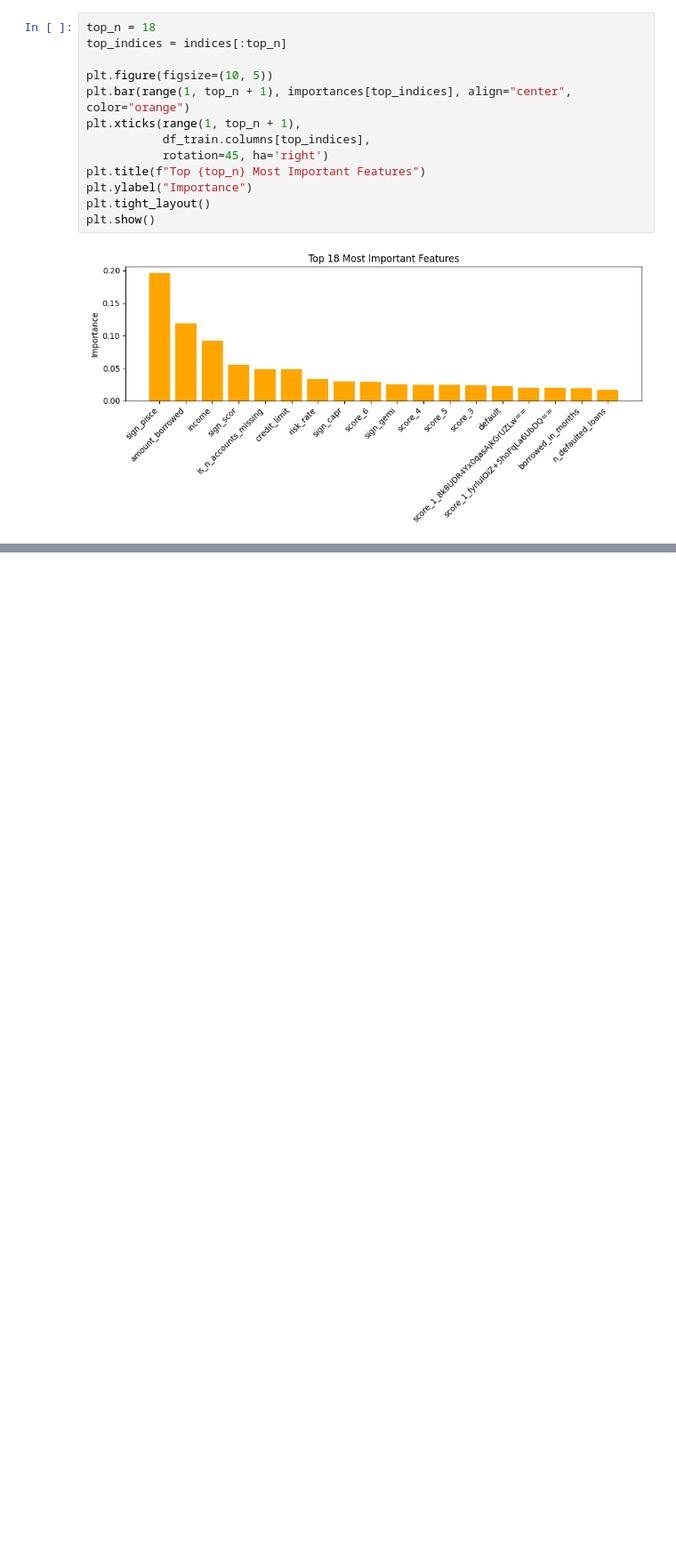
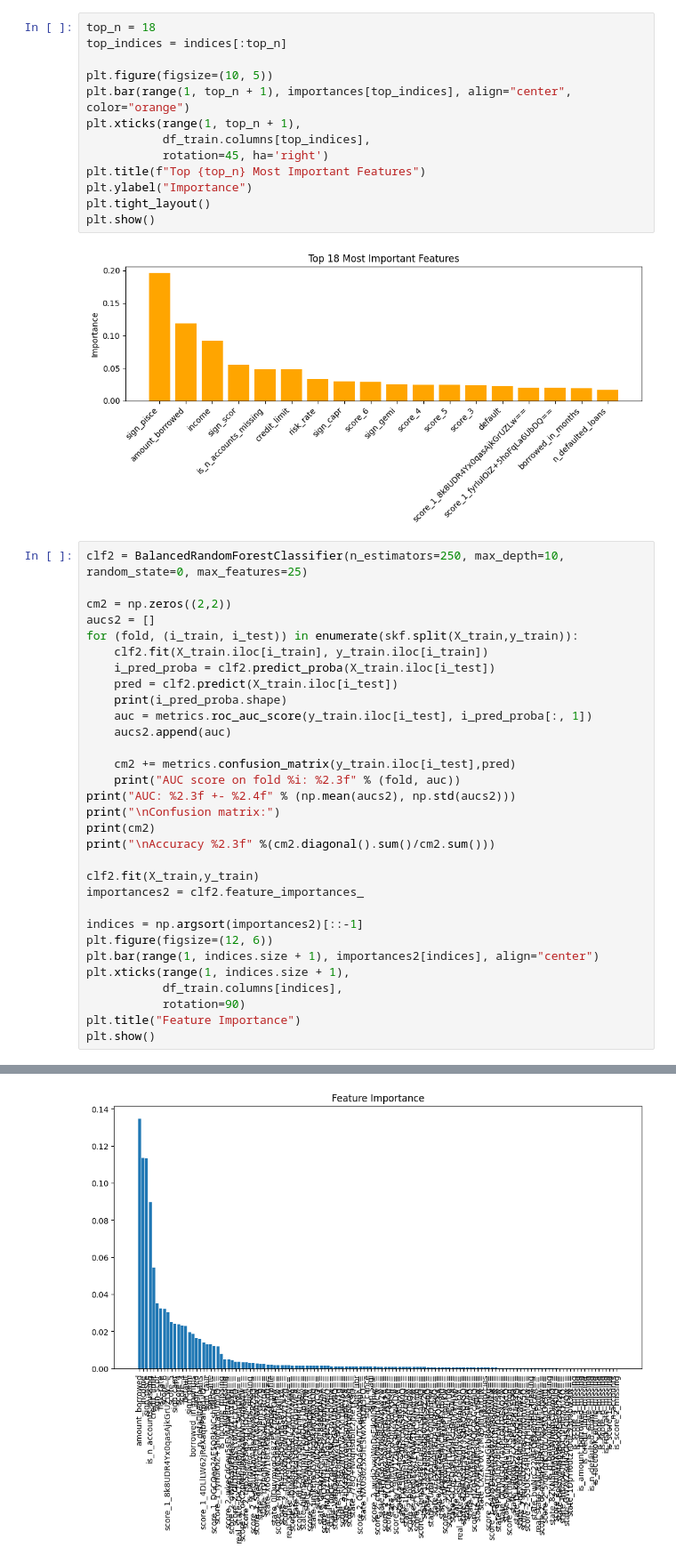
Before and after one commit to ArmanDipu/ml-uofc-self-learn, a Jupyter notebook: notebooks/basic_ml.ipynb, the cells around one changed output, grey strips where cells are left out. Shown at 89% size. Drawn from its saved outputs; the diff is of its cells as text; blank space fills up the shorter version.

Commit message:
ran BalancedRandomForestClassifier

```diff
--- a/notebooks/basic_ml.ipynb
+++ b/notebooks/basic_ml.ipynb
@@ -222,3 +234,35 @@ plt.tight_layout()
 plt.show()
 # %% [output]
 [figure]
+# %%
+clf2 = BalancedRandomForestClassifier(n_estimators=250, max_depth=10, random_state=0, max_features=25)
+
+cm2 = np.zeros((2,2))
+aucs2 = []
+for (fold, (i_train, i_test)) in enumerate(skf.split(X_train,y_train)):
+    clf2.fit(X_train.iloc[i_train], y_train.iloc[i_train])
+    i_pred_proba = clf2.predict_proba(X_train.iloc[i_test])
+    pred = clf2.predict(X_train.iloc[i_test])
+    print(i_pred_proba.shape)
+    auc = metrics.roc_auc_score(y_train.iloc[i_test], i_pred_proba[:, 1])
+    aucs2.append(auc)
+
+    cm2 += metrics.confusion_matrix(y_train.iloc[i_test],pred)
+    print("AUC score on fold %i: %2.3f" % (fold, auc))
+print("AUC: %2.3f +- %2.4f" % (np.mean(aucs2), np.std(aucs2)))
+print("\nConfusion matrix:")
+print(cm2)
+print("\nAccuracy %2.3f" %(cm2.diagonal().sum()/cm2.sum()))
+
+clf2.fit(X_train,y_train)
+importances2 = clf2.feature_importances_
+
+indices = np.argsort(importances2)[::-1]
+plt.figure(figsize=(12, 6))
+plt.bar(range(1, indices.size + 1), importances2[indices], align="center")
+plt.xticks(range(1, indices.size + 1),
+           df_train.columns[indices],
+           rotation=90)
+plt.title("Feature Importance")
+plt.show()
+# %% [output]
@@ -224,0 +286 @@ plt.show()
+[figure, added]
```
Also changed, not shown: parts of 3 cells of this notebook.
